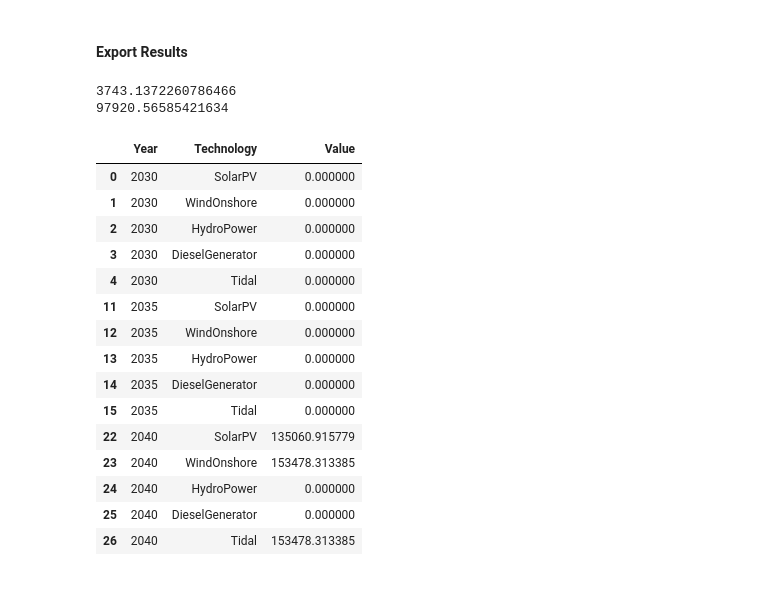
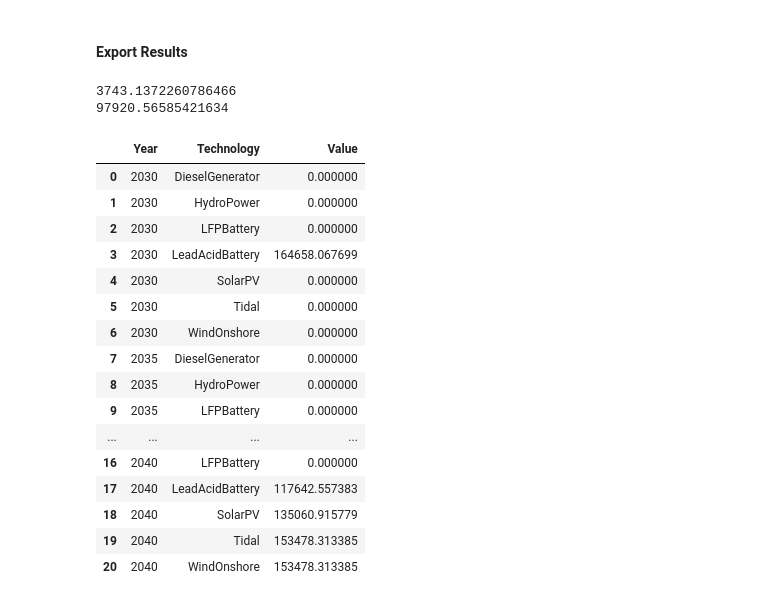
Before and after one commit to TahaAhmedSiddiqui/Energy-Modelling---Isle-of-Eigg, a Jupyter notebook: 3. Future Scenario/2. Code/Model.ipynb, the cells around one changed output. Saved outputs shown, nothing was run; the diff lists cells and outputs as text; code cells hidden in the pictures.

Commit message:
Total annual capital costs encoded

```diff
--- a/3. Future Scenario/2. Code/Model.ipynb
+++ b/3. Future Scenario/2. Code/Model.ipynb
@@ -143,7 +143,7 @@ EM.TotalStorageCapacity = pyo.Var(EM.Year, EM.Storage, EM.Fuel, domain=pyo.NonNe
 EM.StorageCharge = pyo.Var(EM.Year,EM.Hour,EM.Storage,EM.Fuel, domain=pyo.NonNegativeReals)
 EM.StorageDisCharge = pyo.Var(EM.Year, EM.Hour,EM.Storage,EM.Fuel, domain=pyo.NonNegativeReals)
 EM.StorageLevel = pyo.Var(EM.Year, EM.Hour,EM.Storage,EM.Fuel, domain=pyo.NonNegativeReals)
-EM.TotalStorageCost = pyo.Var(EM.Storage, domain=pyo.NonNegativeReals)
+EM.TotalStorageCost = pyo.Var(EM.Year,EM.Storage, domain=pyo.NonNegativeReals)
 EM.SalvageValue = pyo.Var(EM.Year, EM.Technology, domain=pyo.NonNegativeReals)
 EM.CapacityUnits = pyo.Var(EM.Year, EM.Technology, domain=pyo.NonNegativeIntegers)
 EM.InfeasibleGeneration = pyo.Var(EM.Year,EM.Hour,EM.Fuel, domain=pyo.NonNegativeReals)
@@ -261,9 +261,9 @@ def maxstoragelevelfunction(EM,y,s,h,f):
     else:
         return pyo.Constraint.Skip
 
-def storagecostfunction(EM,s):
+def storagecostfunction(EM,y,s):
         return (
-            EM.TotalStorageCost[s] == sum(EM.NewStorageEnergyCapacity[y,s,f]*EM.InvestmentCostStorage[s] / (1+EM.DiscountRate)**(y-min(EM.Year)) for f in EM.Fuel for y in EM.Year))
+            EM.TotalStorageCost[y,s] == sum(EM.NewStorageEnergyCapacity[y,s,f]*EM.InvestmentCostStorage[s] / (1+EM.DiscountRate)**(y-min(EM.Year)) for f in EM.Fuel))
 
 def storageannualbalancefunction(EM,y,s,f):
     if EM.StorageDisChargeEfficiency[s,f] > 0:
@@ -324,7 +324,7 @@ EM.StorageDisChargeFunction = pyo.Constraint(EM.Year,EM.Storage,EM.Hour,EM.Fuel,
 EM.StorageLevelFunction = pyo.Constraint(EM.Year,EM.Storage,EM.Hour,EM.Fuel, rule=storagelevelfunction)
 EM.StorageLevelStartFunction = pyo.Constraint(EM.Year,EM.Storage,EM.Hour,EM.Fuel, rule=storagelevelstartfunction)
 EM.MaxStorageLevelFunction = pyo.Constraint(EM.Year,EM.Storage,EM.Hour,EM.Fuel, rule=maxstoragelevelfunction)
-EM.StorageCostFunction = pyo.Constraint(EM.Storage, rule=storagecostfunction)
+EM.StorageCostFunction = pyo.Constraint(EM.Year, EM.Storage, rule=storagecostfunction)
 EM.StorageAnnualBalanceFunction = pyo.Constraint(EM.Year,EM.Storage,EM.Fuel, rule=storageannualbalancefunction)
 EM.StorageMaximumCapacityConstraint = pyo.Constraint(EM.Year, EM.Storage, rule=storagemaxcapacityconstraint)
 EM.TotalCapacityStorageAccounting = pyo.Constraint(EM.Year, EM.Storage, EM.Fuel, rule=totalstoragecapacityaccounting)
@@ -363,6 +363,9 @@ opt.solve(instance)
 #### Export Results
 # %%
 #extracting the data from the solution to export results
+
+#producing a list of generation technologies of interest-- for filtering
+technologies_list = ['SolarPV','WindOnshore','HydroPower','DieselGenerator','Tidal']
 
 #we need the demand profiles of all fuels, even those where we did not give a default value
 demandprofile = pd.Series(instance.DemandProfile.extract_values(),name='value',index=pd.MultiIndex.from_tuples(instance.DemandProfile.extract_values().keys(),names=['fuel', 'hour']))
@@ -382,6 +385,7 @@ NewStorageEnergyCapacity['Type'] = 'NewCapacity'
 TotalStorageCapacity = pd.DataFrame(instance.TotalStorageCapacity.extract_values().values(), index=pd.MultiIndex.from_tuples(instance.TotalStorageCapacity.extract_values().keys(), names=('Year','Storage','Fuel')), columns=['Value']).reset_index()
 TotalStorageCapacity['Type'] = 'TotalCapacity'
 TotalCapitalCost = pd.DataFrame(instance.TotalCapitalCost.extract_values().values(), index=pd.MultiIndex.from_tuples(instance.TotalCapitalCost.extract_values().keys(), names=('Year','Technology')), columns=['Value']).reset_index()
+TotalStorageCost = pd.DataFrame(instance.TotalStorageCost.extract_values().values(), index=pd.MultiIndex.from_tuples(instance.TotalStorageCost.extract_values().keys(), names=('Year','Storage')), columns=['Value']).reset_index()
 
 #TotalVariableCost = pd.DataFrame(instance.TotalVariableCost.extract_values().values(), index=pd.MultiIndex.from_tuples(instance.TotalVariableCost.extract_values().keys(), names=('Hour','Technology')), columns=['Value']).reset_index()
 #TotalCapitalCost = (pd.DataFrame(instance.TotalCapitalCost.extract_values().values(), index=(instance.TotalCapitalCost.extract_values().keys()), columns=['Value']).rename_axis('Technology').reset_index()).iloc[0:5,:]
@@ -411,49 +415,52 @@ Capacity = pd.concat([Capacity,NewCapacity], ignore_index=True)
 Capacity = pd.concat([Capacity,TotalCapacity], ignore_index=True)
 
 #since we now have multiple storage capacity outputs, we have to do the same for storage capacities
 StorageCapacity = pd.DataFrame(columns=['Year', 'Storage','Fuel','Type', 'Value'])
 StorageCapacity = pd.concat([StorageCapacity,NewStorageEnergyCapacity], ignore_index=True)
 StorageCapacity = pd.concat([StorageCapacity,TotalStorageCapacity], ignore_index=True)
 
 #now, information on emissions would also be interesting
 AnnualTechnologyEmissions = pd.DataFrame(instance.AnnualTechnologyEmissions.extract_values().values(), index=pd.MultiIndex.from_tuples(instance.AnnualTechnologyEmissions.extract_values().keys(), names=('Year','Technology')), columns=['Value']).reset_index()
 
+#getting investment profile across the years for technologies and storages
+TotalCapitalCost = TotalCapitalCost[TotalCapitalCost['Technology'].isin(technologies_list)]
+TotalStorageCost.rename(columns={'Storage':'Technology'}, inplace=True)
+TotalAnnualCapitalCosts = pd.concat([TotalCapitalCost,TotalStorageCost], axis=0).sort_values(by=['Year','Technology'], ascending=True).reset_index().drop('index', axis=1)
+
 #writing our output values to csv files in the results subfolder
 EnergyBalance.to_csv('../3. Output/EnergyBalance.csv',index=False)
 Capacity.to_csv('../3. Output/Capacity.csv',index=False)
 StorageLevel.to_csv('../3. Output/StorageLevel.csv',index=False)
 AnnualTechnologyEmissions.to_csv('../3. Output/Emissions.csv',index=False)
 Curtailment.to_csv('../3. Output/Curtailment.csv',index=False)
 StorageCapacity.to_csv('../3. Output/StorageCapacity.csv', index=False)
+TotalAnnualCapitalCosts.to_csv('../3. Output/TotalAnnualCapacityCosts.csv', index=False)
 
 print(sum(instance.AnnualTechnologyEmissions.extract_values().values()))
 print(sum(instance.Curtailment.extract_values().values()))
 data = instance.InfeasibleGeneration.extract_values()
 non_zero_values = {key: value for key, value in data.items() if value != 0.0}
 non_zero_values
 sum(instance.InfeasibleGeneration.extract_values().values())
 #print(TotalCapitalCost)
 #print(TotalVariableCost)
-
-technologies_list = ['SolarPV','WindOnshore','HydroPower','DieselGenerator','Tidal']
-TotalCapitalCost = TotalCapitalCost[TotalCapitalCost['Technology'].isin(technologies_list)]
-TotalCapitalCost
 # %% [output]
 3743.1372260786466
 97920.56585421634
 |  | Year | Technology | Value |
-| 0 | 2030 | SolarPV | 0.000000 |
-| 1 | 2030 | WindOnshore | 0.000000 |
-| 2 | 2030 | HydroPower | 0.000000 |
-| 3 | 2030 | DieselGenerator | 0.000000 |
-| 4 | 2030 | Tidal | 0.000000 |
-| 11 | 2035 | SolarPV | 0.000000 |
-| 12 | 2035 | WindOnshore | 0.000000 |
-| 13 | 2035 | HydroPower | 0.000000 |
-| 14 | 2035 | DieselGenerator | 0.000000 |
-| 15 | 2035 | Tidal | 0.000000 |
-| 22 | 2040 | SolarPV | 135060.915779 |
-| 23 | 2040 | WindOnshore | 153478.313385 |
-| 24 | 2040 | HydroPower | 0.000000 |
-| 25 | 2040 | DieselGenerator | 0.000000 |
-| 26 | 2040 | Tidal | 153478.313385 |
+| 0 | 2030 | DieselGenerator | 0.000000 |
+| 1 | 2030 | HydroPower | 0.000000 |
+| 2 | 2030 | LFPBattery | 0.000000 |
+| 3 | 2030 | LeadAcidBattery | 164658.067699 |
+| 4 | 2030 | SolarPV | 0.000000 |
+| 5 | 2030 | Tidal | 0.000000 |
+| 6 | 2030 | WindOnshore | 0.000000 |
+| 7 | 2035 | DieselGenerator | 0.000000 |
+| 8 | 2035 | HydroPower | 0.000000 |
+| 9 | 2035 | LFPBattery | 0.000000 |
+| ... | ... | ... | ... |
+| 16 | 2040 | LFPBattery | 0.000000 |
+| 17 | 2040 | LeadAcidBattery | 117642.557383 |
+| 18 | 2040 | SolarPV | 135060.915779 |
+| 19 | 2040 | Tidal | 153478.313385 |
+| 20 | 2040 | WindOnshore | 153478.313385 |
```
Also changed, not shown: parts of 4 cells of this notebook, 1 other file.
